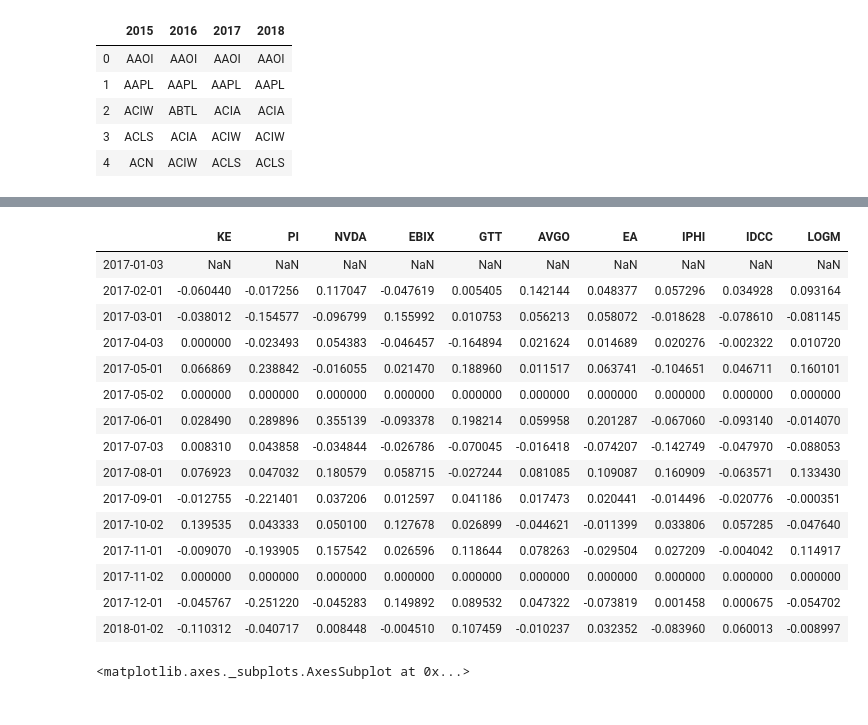
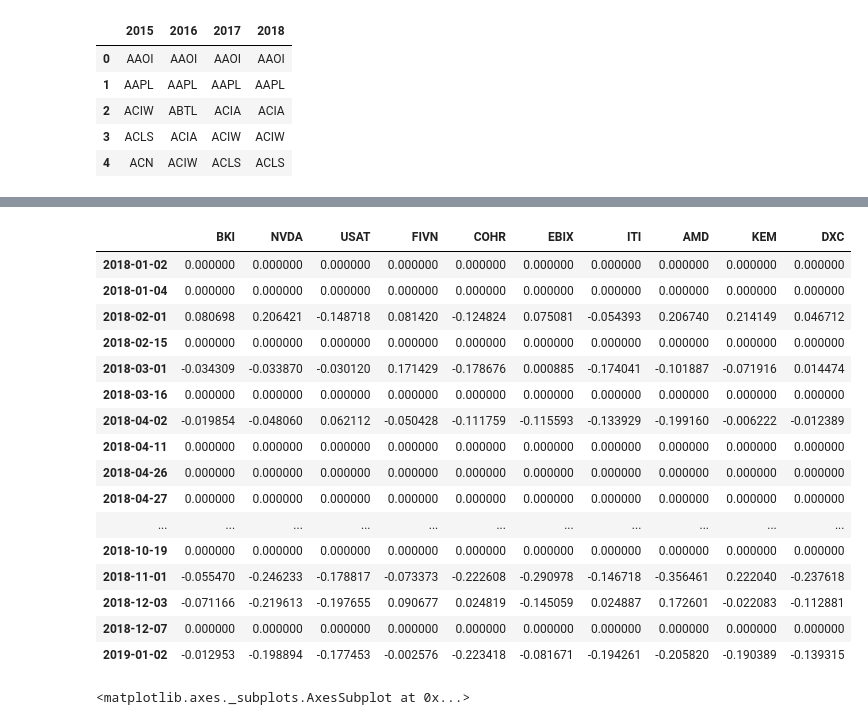
Before and after one commit to willwillis/sector-top-dogs, a Jupyter notebook: notebooks/Will/FromMina/ticker_data_wkg.ipynb, the cells around one changed output, grey strips where cells are left out. Saved outputs shown, nothing was run; the diff lists cells and outputs as text; code cells hidden in the pictures.

```diff
--- a/notebooks/Will/FromMina/ticker_data_wkg.ipynb
+++ b/notebooks/Will/FromMina/ticker_data_wkg.ipynb
@@ -39,7 +86,13 @@ df_2016.head()
 # %%
 # put 2017 tickers into a list and removed nulls
+tech_2015 = tech_df['2015'].tolist()
 tech_2016 = tech_df['2016'].tolist()
+tech_2017 = tech_df['2017'].tolist()
+tech_2018 = tech_df['2018'].tolist()
+tech_2015 = [x for x in tech_2015 if str(x) != "nan"]
 tech_2016 = [x for x in tech_2016 if str(x) != "nan"]
+tech_2017 = [x for x in tech_2017 if str(x) != "nan"]
+tech_2018 = [x for x in tech_2018 if str(x) != "nan"]
 # %%
 tech_2016.sort()
 tech_2016
@@ -63,14 +116,11 @@ tech_2016
  'ZNGA']
 # %%
 # Compare if ticker from list is in dataframe then reform to add to prices_df
-for ticker in tech_2016:
+for ticker in tech_2018:
 
-    if ticker in df_2016.values:
-        ticker_df = df_2016[df_2016['Ticker']==ticker]
+    if ticker in df_2018.values:
+        ticker_df = df_2018[df_2018['Ticker']==ticker]
         ticker_df = ticker_df[['Date', 'Adj Close']].copy()
         ticker_df = ticker_df.rename(columns={'Adj Close':ticker})
         ticker_df = ticker_df.set_index('Date')
         prices_df = pd.concat([prices_df, ticker_df], axis="columns", sort=True)
-
-
-prices_df.head()
@@ -101,10 +148,10 @@ prices_df
 # %%
-three_df = prices_df.loc['2014-01-02':'2017-01-03']
+three_df = prices_df.loc['2015-01-02':'2018-01-02']
 three_df = three_df.pct_change()
 cumulative_returns = (1 + three_df).cumprod() - 1
-test = cumulative_returns.tail(1).T
+cumulative_ret_3 = cumulative_returns.tail(1).T
 # %%
-find_top = test.sort_values(by=['2017-01-03'], ascending=False)
+find_top = cumulative_ret_3.sort_values(by=['2018-01-02'], ascending=False)
 top = find_top.head(10)
 top = top.reset_index()
 top
@@ -130,25 +177,27 @@ top_list
 # %%
 one_df = prices_df[top_list].copy()
-one_df = one_df.loc['2017-01-03':'2018-01-02']
+one_df = one_df.loc['2018-01-02':'2019-01-02']
 one_returns = one_df.pct_change()
+one_returns = one_returns.fillna(0)
 one_returns
 # %% [output]
-|  | KE | PI | NVDA | EBIX | GTT | AVGO | EA | IPHI | IDCC | LOGM |
-| 2017-01-03 | NaN | NaN | NaN | NaN | NaN | NaN | NaN | NaN | NaN | NaN |
-| 2017-02-01 | -0.060440 | -0.017256 | 0.117047 | -0.047619 | 0.005405 | 0.142144 | 0.048377 | 0.057296 | 0.034928 | 0.093164 |
-| 2017-03-01 | -0.038012 | -0.154577 | -0.096799 | 0.155992 | 0.010753 | 0.056213 | 0.058072 | -0.018628 | -0.078610 | -0.081145 |
-| 2017-04-03 | 0.000000 | -0.023493 | 0.054383 | -0.046457 | -0.164894 | 0.021624 | 0.014689 | 0.020276 | -0.002322 | 0.010720 |
-| 2017-05-01 | 0.066869 | 0.238842 | -0.016055 | 0.021470 | 0.188960 | 0.011517 | 0.063741 | -0.104651 | 0.046711 | 0.160101 |
-| 2017-05-02 | 0.000000 | 0.000000 | 0.000000 | 0.000000 | 0.000000 | 0.000000 | 0.000000 | 0.000000 | 0.000000 | 0.000000 |
-| 2017-06-01 | 0.028490 | 0.289896 | 0.355139 | -0.093378 | 0.198214 | 0.059958 | 0.201287 | -0.067060 | -0.093140 | -0.014070 |
-| 2017-07-03 | 0.008310 | 0.043858 | -0.034844 | -0.026786 | -0.070045 | -0.016418 | -0.074207 | -0.142749 | -0.047970 | -0.088053 |
-| 2017-08-01 | 0.076923 | 0.047032 | 0.180579 | 0.058715 | -0.027244 | 0.081085 | 0.109087 | 0.160909 | -0.063571 | 0.133430 |
-| 2017-09-01 | -0.012755 | -0.221401 | 0.037206 | 0.012597 | 0.041186 | 0.017473 | 0.020441 | -0.014496 | -0.020776 | -0.000351 |
-| 2017-10-02 | 0.139535 | 0.043333 | 0.050100 | 0.127678 | 0.026899 | -0.044621 | -0.011399 | 0.033806 | 0.057285 | -0.047640 |
-| 2017-11-01 | -0.009070 | -0.193905 | 0.157542 | 0.026596 | 0.118644 | 0.078263 | -0.029504 | 0.027209 | -0.004042 | 0.114917 |
-| 2017-11-02 | 0.000000 | 0.000000 | 0.000000 | 0.000000 | 0.000000 | 0.000000 | 0.000000 | 0.000000 | 0.000000 | 0.000000 |
-| 2017-12-01 | -0.045767 | -0.251220 | -0.045283 | 0.149892 | 0.089532 | 0.047322 | -0.073819 | 0.001458 | 0.000675 | -0.054702 |
-| 2018-01-02 | -0.110312 | -0.040717 | 0.008448 | -0.004510 | 0.107459 | -0.010237 | 0.032352 | -0.083960 | 0.060013 | -0.008997 |
+|  | BKI | NVDA | USAT | FIVN | COHR | EBIX | ITI | AMD | KEM | DXC |
+| 2018-01-02 | 0.000000 | 0.000000 | 0.000000 | 0.000000 | 0.000000 | 0.000000 | 0.000000 | 0.000000 | 0.000000 | 0.000000 |
+| 2018-01-04 | 0.000000 | 0.000000 | 0.000000 | 0.000000 | 0.000000 | 0.000000 | 0.000000 | 0.000000 | 0.000000 | 0.000000 |
+| 2018-02-01 | 0.080698 | 0.206421 | -0.148718 | 0.081420 | -0.124824 | 0.075081 | -0.054393 | 0.206740 | 0.214149 | 0.046712 |
+| 2018-02-15 | 0.000000 | 0.000000 | 0.000000 | 0.000000 | 0.000000 | 0.000000 | 0.000000 | 0.000000 | 0.000000 | 0.000000 |
+| 2018-03-01 | -0.034309 | -0.033870 | -0.030120 | 0.171429 | -0.178676 | 0.000885 | -0.174041 | -0.101887 | -0.071916 | 0.014474 |
+| 2018-03-16 | 0.000000 | 0.000000 | 0.000000 | 0.000000 | 0.000000 | 0.000000 | 0.000000 | 0.000000 | 0.000000 | 0.000000 |
+| 2018-04-02 | -0.019854 | -0.048060 | 0.062112 | -0.050428 | -0.111759 | -0.115593 | -0.133929 | -0.199160 | -0.006222 | -0.012389 |
+| 2018-04-11 | 0.000000 | 0.000000 | 0.000000 | 0.000000 | 0.000000 | 0.000000 | 0.000000 | 0.000000 | 0.000000 | 0.000000 |
+| 2018-04-26 | 0.000000 | 0.000000 | 0.000000 | 0.000000 | 0.000000 | 0.000000 | 0.000000 | 0.000000 | 0.000000 | 0.000000 |
+| 2018-04-27 | 0.000000 | 0.000000 | 0.000000 | 0.000000 | 0.000000 | 0.000000 | 0.000000 | 0.000000 | 0.000000 | 0.000000 |
+| ... | ... | ... | ... | ... | ... | ... | ... | ... | ... | ... |
+| 2018-10-19 | 0.000000 | 0.000000 | 0.000000 | 0.000000 | 0.000000 | 0.000000 | 0.000000 | 0.000000 | 0.000000 | 0.000000 |
+| 2018-11-01 | -0.055470 | -0.246233 | -0.178817 | -0.073373 | -0.222608 | -0.290978 | -0.146718 | -0.356461 | 0.222040 | -0.237618 |
+| 2018-12-03 | -0.071166 | -0.219613 | -0.197655 | 0.090677 | 0.024819 | -0.145059 | 0.024887 | 0.172601 | -0.022083 | -0.112881 |
+| 2018-12-07 | 0.000000 | 0.000000 | 0.000000 | 0.000000 | 0.000000 | 0.000000 | 0.000000 | 0.000000 | 0.000000 | 0.000000 |
+| 2019-01-02 | -0.012953 | -0.198894 | -0.177453 | -0.002576 | -0.223418 | -0.081671 | -0.194261 | -0.205820 | -0.190389 | -0.139315 |
 # %%
 one_returns.plot(figsize=(12,12))
 # %% [output]
```
Also changed, not shown: parts of 13 cells of this notebook, 4 other files.
